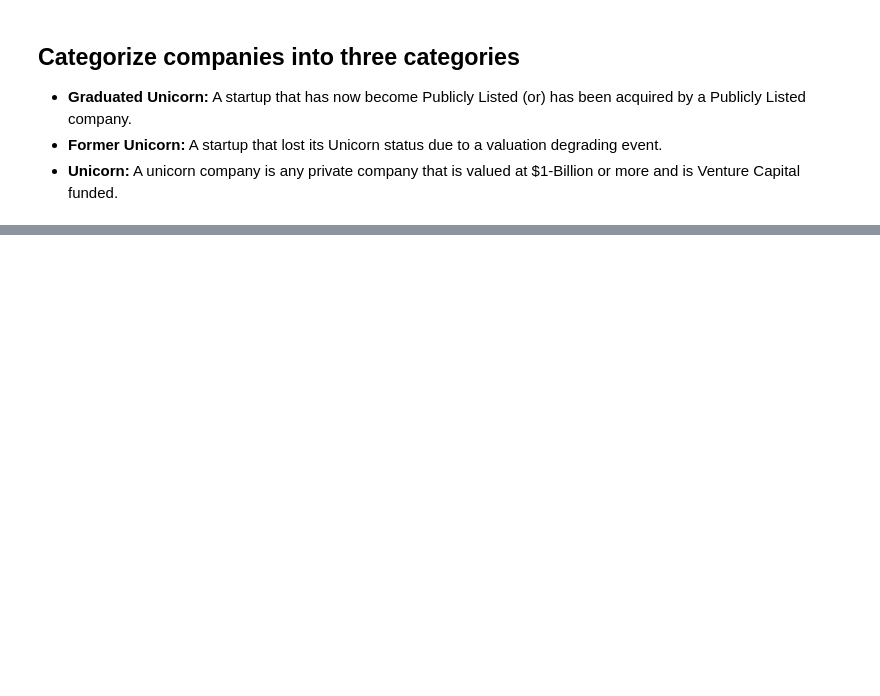
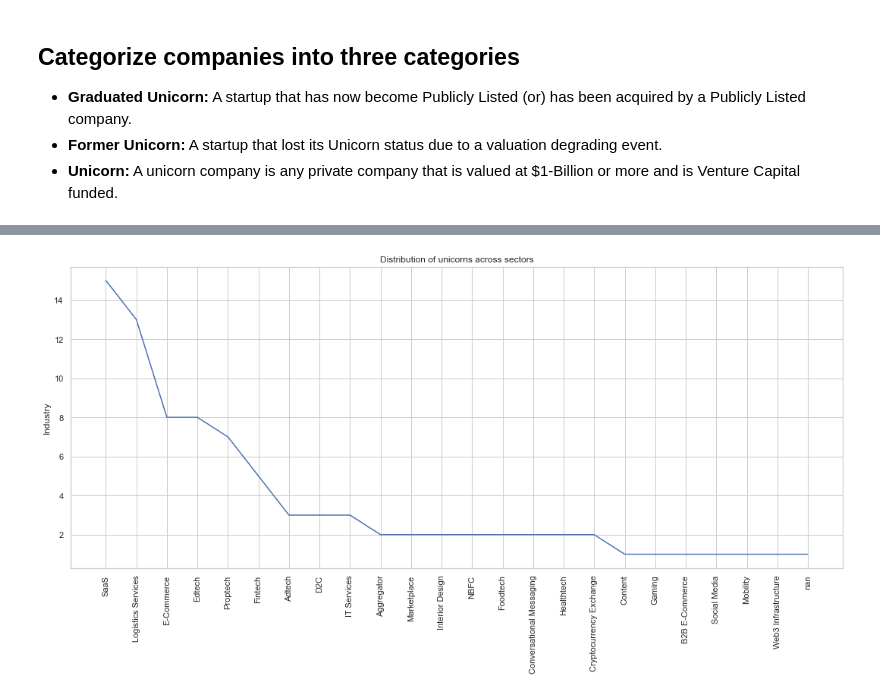
Before and after one commit to amitdas022/Unicorns, a Jupyter notebook: notebooks/indian_unicorns.ipynb, the cells around one changed output, grey strips where cells are left out. Saved outputs shown, nothing was run; the diff lists cells and outputs as text; code cells hidden in the pictures; blank space fills up the shorter version.

```diff
--- a/notebooks/indian_unicorns.ipynb
+++ b/notebooks/indian_unicorns.ipynb
@@ -70,0 +96,25 @@ plt.show()
+# %%
+# Sort Companies into industries
+df_curr['Industry'] = df_curr['Sector'].apply(lambda x: str(x).split(' - ')[0])
+# %%
+# Plot a stripplot using the industry sector data
+
+# Set the figure size
+plt.subplots(figsize=(15,8))
+
+# Plot name
+plt.title('Distribution of unicorns across sectors')
+
+# Set white background
+sns.set(style='white')
+
+# Plot the graph
+sns.lineplot(x=df_curr['Industry'].unique(), y=df_curr['Industry'].value_counts())
+
+# Rotate the labels 90 degrees
+plt.xticks(rotation=90)
+plt.tight_layout()
+
+plt.show()
+# %% [output]
+[figure, added]
```
Also changed, not shown: parts of 7 cells of this notebook.
